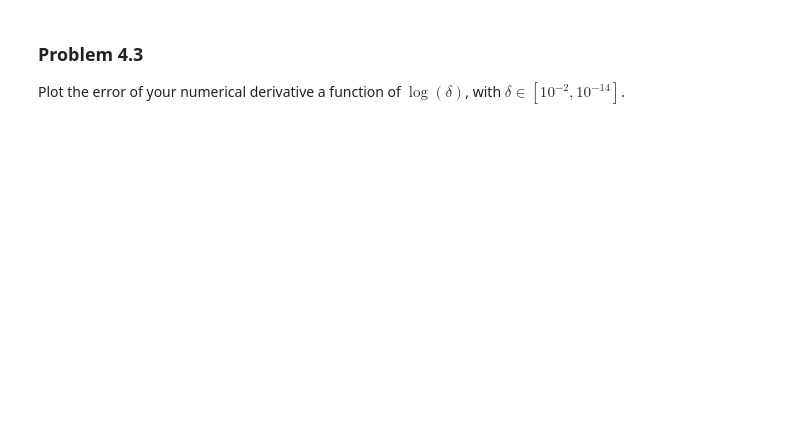
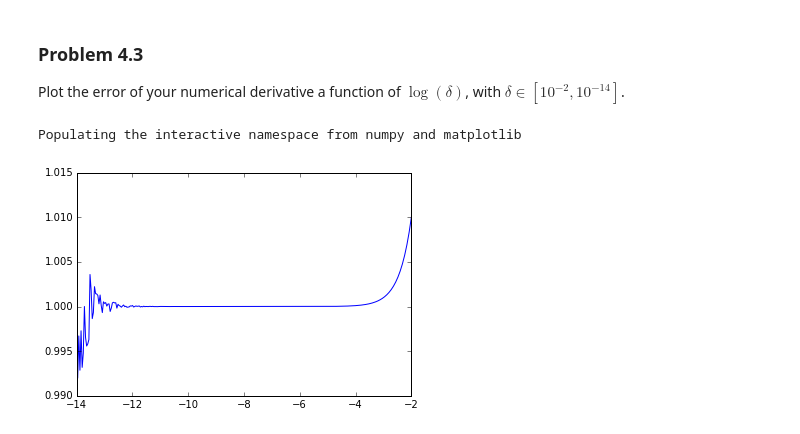
Before and after one commit to pcchen/NTHU10320PHYS290000, a Jupyter notebook: student/102022127/Homework3.ipynb, the cells around one changed output. Drawn from its saved outputs; the diff is of its cells as text; code cells hidden in the pictures; blank space fills up the shorter version.

```diff
--- a/student/102022127/Homework3.ipynb
+++ b/student/102022127/Homework3.ipynb
@@ -204,0 +267,19 @@ Repeat the calculation for $\delta = 10^{−4}$ , $10^{−6}$ , $10^{−8}$ , $1
+# %%
+# Problem 4.2
+def f(x):
+    return x*(x-1)
+
+def df(x , delta):
+    df=(f(x + delta) - f(x)) / delta
+    return df
+
+print 'delta =', 10**-2, '','program_value = ' ,df(1,10**-2)
+print 'delta =', 10**-4, 'program_value = ' ,df(1,10**-4)
+print 'delta =', 10**-6, 'program_value = ' ,df(1,10**-6)
+print 'delta =', 10**-8, 'program_value = ' ,df(1,10**-8)
+print 'delta =', 10**-10, 'program_value = ' ,df(1,10**-10)
+print 'delta =', 10**-12, 'program_value = ' ,df(1,10**-12)
+print 'delta =', 10**-14, 'program_value = ' ,df(1,10**-14)
+
+#Accuracy of the calculation initially gets better as δ gets smaller.
+#However, it will gets worse again, because the value is too small.
@@ -210,0 +298,19 @@ Plot the error of your numerical derivative a function of $\log(\delta)$, with $
+# %%
+# Problem 4.3 (the plot of derivative value from programming)
+%pylab inline
+import numpy
+
+def function(x):
+    return x*(x-1)
+
+def df(x , delta):
+    df = (function(x + delta) - function(x)) / delta
+    return df
+
+x1 = np.linspace(-14,-2,300)
+y1 = df(1.0, 10**x1)
+plot(x1,y1)
+show()
+# %% [output]
+Populating the interactive namespace from numpy and matplotlib
+[figure, added]
```
Also changed, not shown: parts of 14 cells of this notebook.
